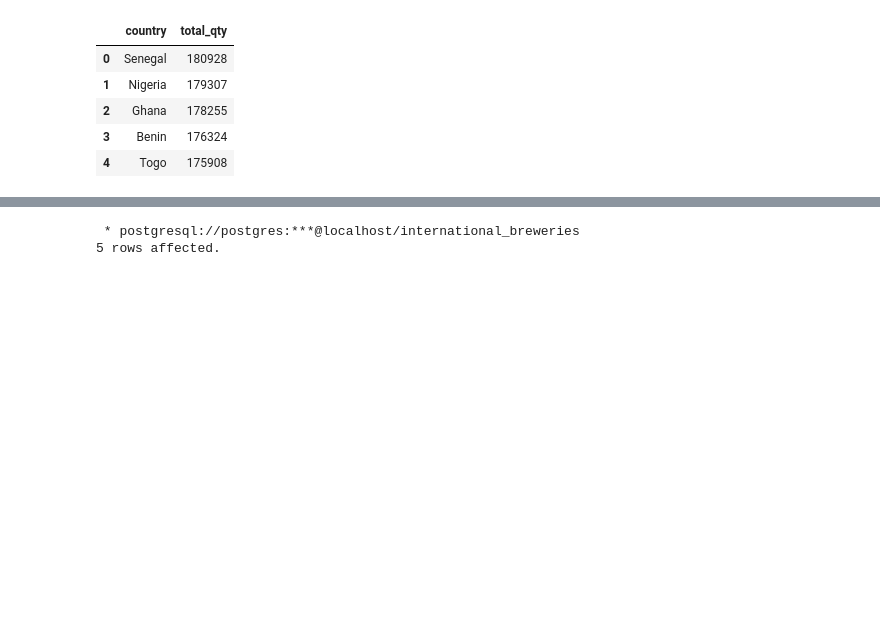
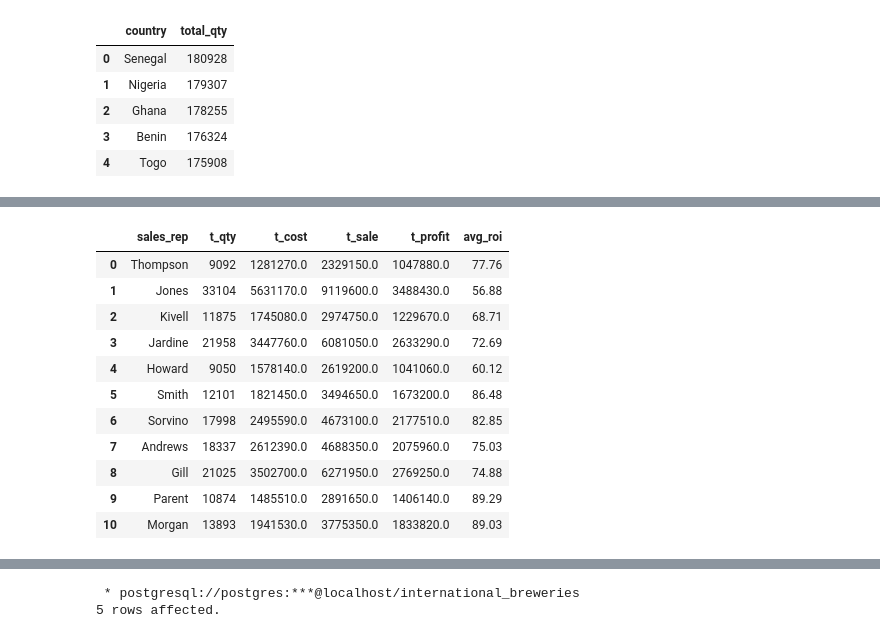
Before and after one commit to TelRich/International-Breweries-Analysis-with-SQL-and-Python, a Jupyter notebook: brew.ipynb, the cells around one changed output, grey strips where cells are left out. Saved outputs shown, nothing was run; the diff lists cells and outputs as text; code cells hidden in the pictures; blank space fills up the shorter version.

```diff
--- a/brew.ipynb
+++ b/brew.ipynb
@@ -395,0 +589,30 @@ LIMIT   5
+# %%
+query = '''
+SELECT
+    sales_rep,
+    SUM(quantity_sold) t_qty,
+    SUM(total_cost) t_cost,
+    SUM(total_sale) t_sale,
+    SUM(profit) t_profit,
+    ROUND(AVG(roi), 2) avg_roi
+FROM
+    nigeria
+GROUP BY
+    sales_rep
+'''
+
+ng_sl = pd.read_sql_query(query, engine)
+ng_sl
+# %% [output]
+|  | sales_rep | t_qty | t_cost | t_sale | t_profit | avg_roi |
+| 0 | Thompson | 9092 | 1281270.0 | 2329150.0 | 1047880.0 | 77.76 |
+| 1 | Jones | 33104 | 5631170.0 | 9119600.0 | 3488430.0 | 56.88 |
+| 2 | Kivell | 11875 | 1745080.0 | 2974750.0 | 1229670.0 | 68.71 |
+| 3 | Jardine | 21958 | 3447760.0 | 6081050.0 | 2633290.0 | 72.69 |
+| 4 | Howard | 9050 | 1578140.0 | 2619200.0 | 1041060.0 | 60.12 |
+| 5 | Smith | 12101 | 1821450.0 | 3494650.0 | 1673200.0 | 86.48 |
+| 6 | Sorvino | 17998 | 2495590.0 | 4673100.0 | 2177510.0 | 82.85 |
+| 7 | Andrews | 18337 | 2612390.0 | 4688350.0 | 2075960.0 | 75.03 |
+| 8 | Gill | 21025 | 3502700.0 | 6271950.0 | 2769250.0 | 74.88 |
+| 9 | Parent | 10874 | 1485510.0 | 2891650.0 | 1406140.0 | 89.29 |
+| 10 | Morgan | 13893 | 1941530.0 | 3775350.0 | 1833820.0 | 89.03 |
```
Also changed, not shown: parts of 24 cells of this notebook.
